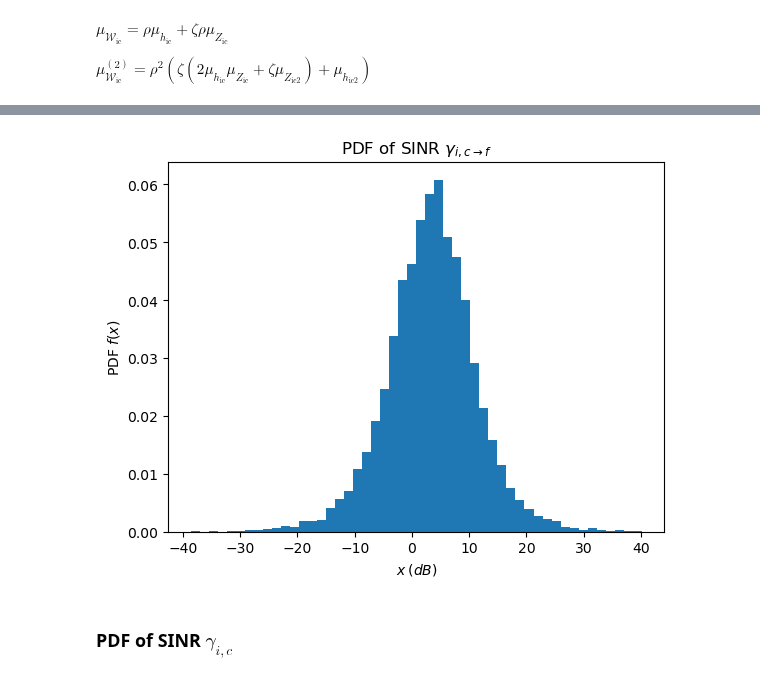
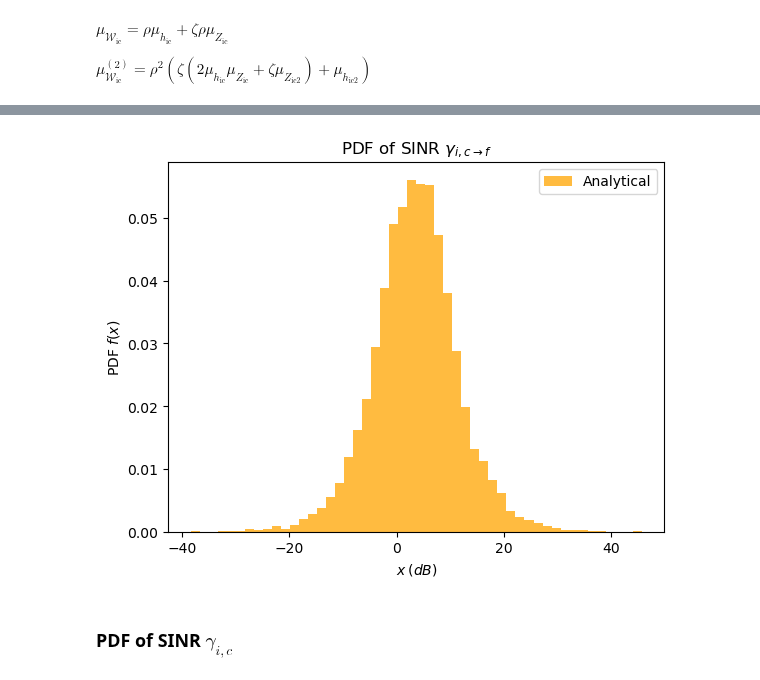
Before and after one commit to muhd-umer/comyx, a Jupyter notebook: research/statistical_analysis/statistics.ipynb, the cells around one changed output, grey strips where cells are left out. Saved outputs shown, nothing was run; the diff lists cells and outputs as text; code cells hidden in the pictures.

```diff
--- a/research/statistical_analysis/statistics.ipynb
+++ b/research/statistical_analysis/statistics.ipynb
@@ -397,9 +397,7 @@ plt.show()
 # %%
-mu_B_icf = k_W_icf * theta_W_icf + 1  # 1st moment of B_ic
-mu_B_icf_2 = (
-    1 + (k_W_icf**2 + theta_W_icf**2) + (k_W_icf * theta_W_icf) * (2 + theta_W_icf)
-)
+mu_B_icf = mu_W_icf + 1  # 1st moment of B_icf
+mu_B_icf_2 = mu_W_icf_2 + 2 * mu_W_icf + 1  # 2nd moment of B_icf
 
-k_B_icf = mu_B_icf**2 / (mu_B_icf_2 - mu_B_icf**2)  # Shape parameter of B_ic
-theta_B_icf = (mu_B_icf_2 - mu_B_icf**2) / mu_B_icf  # Scale parameter of B_ic
+k_B_icf = mu_B_icf**2 / (mu_B_icf_2 - mu_B_icf**2)  # Shape parameter of B_icf
+theta_B_icf = (mu_B_icf_2 - mu_B_icf**2) / mu_B_icf  # Scale parameter of B_icf
 # %%
@@ -427,28 +423,32 @@ def generalized_beta_prime_pdf(x, a, b, p, q):
 def hypergeometric_f1_regularized(a, b, c):
     return sp.special.hyp1f1(a, b, c) / sp.special.gamma(b)
 # %%
-x = np.linspace(0, 10, N)
-# plt.hist(simulation_SINR_icf, bins=50, density=True)
+# x = np.linspace(0, 10, N)
+# plt.hist(pow2db(simulation_SINR_icf), bins=50, density=True, label="Simulation")
 plt.hist(
     pow2db(
         sp.stats.betaprime.rvs(
             k_Z_ic,
             k_B_icf,
             loc=0,
             scale=(theta_Z_ic * zeta_if * rho) / theta_B_icf,
             size=N,
         ),
     ),
     bins=50,
     density=True,
+    color="orange",
+    alpha=0.75,
+    label="Analytical"
 )
 plt.title(r"PDF of SINR $\gamma_{i,c\rightarrow f}$")
 plt.xlabel(r"$x\:(dB)$")
 plt.ylabel(r"PDF $f(x)$")
 # plt.ticklabel_format(axis="both", style="sci", scilimits=(0, 0))
+plt.legend()
 plt.show()
 # %% [output]
-[figure, old version]
+[figure, new version]
 # %% [markdown]
 ### PDF of SINR $\gamma_{i,c}$
 # %% [markdown]
```
Also changed, not shown: parts of 21 cells of this notebook.
